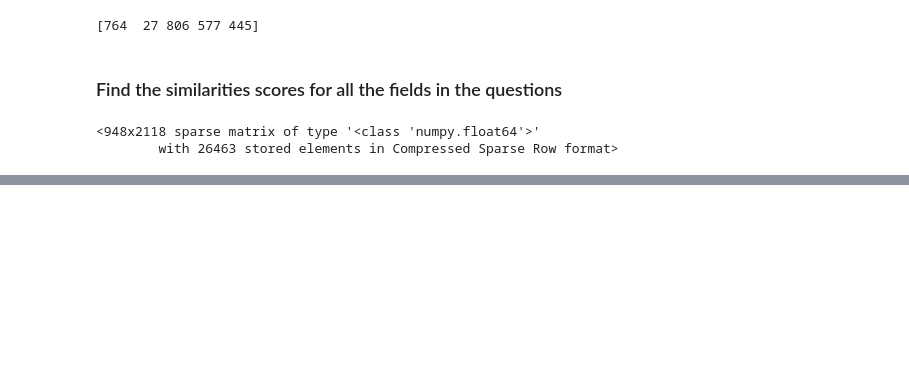
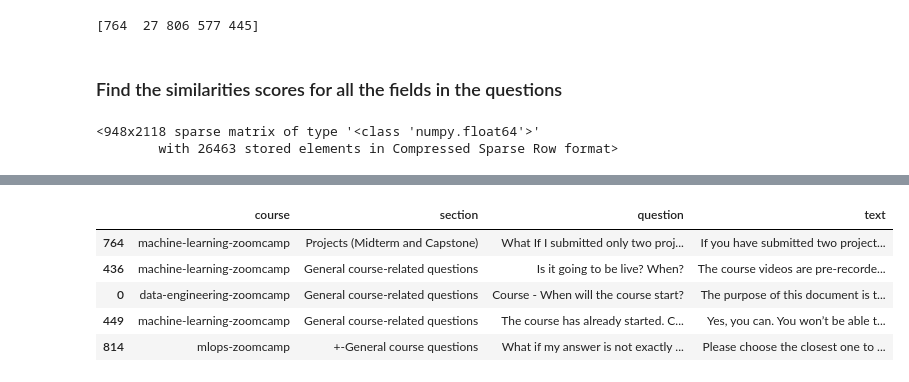
Before and after one commit to g-stavrakis/Search_engine_workshop, a Jupyter notebook: Search_engine.ipynb, the cells around one changed output, grey strips where cells are left out. Cells and saved outputs as stored; diff of their text form; code cells hidden in the pictures; blank space fills up the shorter version.

Commit message:
Add simple Vector Search with SVD and NMF

```diff
--- a/Search_engine.ipynb
+++ b/Search_engine.ipynb
@@ -311,0 +320,35 @@ index.search(
+# %%
+# Using the Singular Value Decomposition
+from sklearn.decomposition import TruncatedSVD
+
+# Retrieve the Matrix of Vectors
+X = matrices['text']
+# Retrieve the Vectorizer
+cv = transformers['text']
+
+# Initialize the decomposition model and specify the number of components
+svd = TruncatedSVD(n_components = 16)
+# Create the embedding from the matrix of vectors
+X_emb = svd.fit_transform(X)
+
+# Take the same query again
+query = 'I just singned up. Is it too late to join the course?'
+
+# Create a vector of the query using the above vectorizer
+Q = cv.transform([query])
+# Create the embedding of the query
+Q_emb = svd.transform(Q)
+
+# Find the cosine similarity scores for all the documents and the query
+scores = cosine_similarity(X_emb, Q_emb).flatten()
+
+# Find the most relevant documents
+idx = np.argsort(-scores)[:5]
+df.loc[idx]
+# %% [output]
+|  | course | section | question | text |
+| 764 | machine-learning-zoomcamp | Projects (Midterm and Capstone) | What If I submitted only two proj... | If you have submitted two project... |
+| 436 | machine-learning-zoomcamp | General course-related questions | Is it going to be live? When? | The course videos are pre-recorde... |
+| 0 | data-engineering-zoomcamp | General course-related questions | Course - When will the course start? | The purpose of this document is t... |
+| 449 | machine-learning-zoomcamp | General course-related questions | The course has already started. C... | Yes, you can. You won’t be able t... |
+| 814 | mlops-zoomcamp | +-General course questions | What if my answer is not exactly ... | Please choose the closest one to ... |
```
Also changed, not shown: parts of 2 cells of this notebook.
